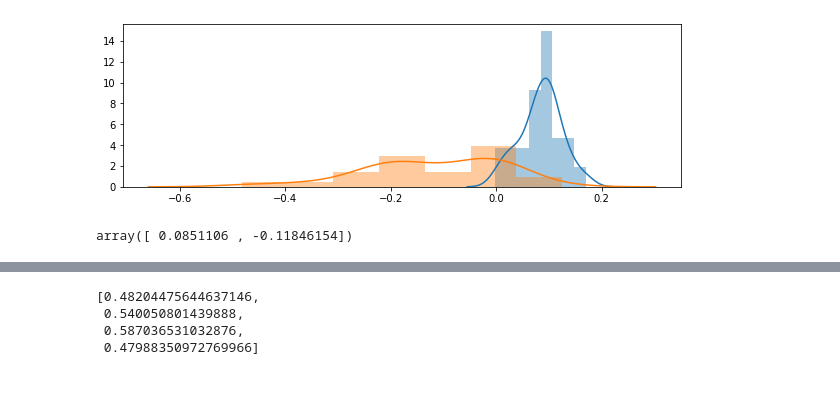
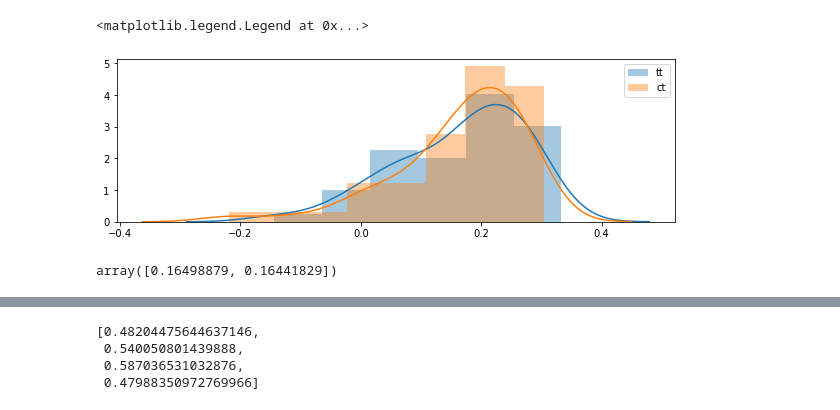
Before and after one commit to nandanrao/transfer-trees, a Jupyter notebook: simulate.ipynb, the cells around one changed output, grey strips where cells are left out. Cells and saved outputs as stored; diff of their text form; code cells hidden in the pictures.

```diff
--- a/simulate.ipynb
+++ b/simulate.ipynb
@@ -48,7 +61,7 @@ from copy import deepcopy
 # Y := f(H, W, X, Z, N_Y)
 # Y := f(W, X, Z, N_Y)
 def fn(h, v, z, w):
-    val = w*h + 0.5*w*z + np.random.normal(0, 2, size = h.shape[0])
+    val = w*h + 0.5*w*z + np.random.normal(0, 0.5, size = h.shape[0])
     return val
 
 
@@ -57,7 +70,7 @@ def generate_data(N, fn, hidden_cause, plot, hiddens, v_conds, z_conds):
     H = [np.random.normal(loc=a, scale=b, size=N) for a,b in hiddens]
 
     # V := f(H, N_X)
-    V = [(1/(h))*c * np.random.normal(loc=a, scale=b, size=N) for h,(c,a,b) in zip(H, v_conds)]
+    V = [c*h + np.random.normal(loc=a, scale=b, size=N) for h,(c,a,b) in zip(H, v_conds)]
 
     # if hidden_cause:
     # H -> V, H -> Y
@@ -83,6 +96,7 @@ def generate_data(N, fn, hidden_cause, plot, hiddens, v_conds, z_conds):
 
     return [(y, np.array([w,v,z]).T, tau) for y,v,z,w,h,tau in zip(Y, V, Z, W, H, taus)]
 # %%
+
 from sklearn.metrics import mean_squared_error
 from numba import njit
 
@@ -124,7 +138,7 @@ def split_out_dat(dat):
 
 def fit_models(phi_source, phi_target, ys_source, treatment, context_idxs, taus_source, taus_target):
     causal_model = TransferTreeRegressor(criterion = causal_tree_criterion,
-                              max_depth = 5,
+                              max_depth = 3,
                               min_samples_leaf = 10,
                               honest= True,
                               alpha = 0.0)
@@ -133,13 +147,13 @@ def fit_models(phi_source, phi_target, ys_source, treatment, context_idxs, taus_
                      ys_source,
                      treatment=treatment,
                      min_samples=25,
-                     var_weight=5.0)
+                     var_weight=0.5)
 
     # causal_model.set_best_tree()
     causal_model.tree = causal_model.tree_path[0][1]
 
     transfer_model = TransferTreeRegressor(criterion = transfer,
-                              max_depth = 5,
+                              max_depth = 3,
                               min_samples_leaf = 10,
                               honest= True,
                               alpha = 0.0)
@@ -150,8 +164,10 @@ def fit_models(phi_source, phi_target, ys_source, treatment, context_idxs, taus_
                        context_idxs=context_idxs,
                        target_X=phi_target,
                        min_samples=25,
-                       tau_var_weight=0.0,
-                       tau_var_var_weight=10.0,
+                       mean_weight=0.025,
+                       var_weight=0.025,
+                       tau_var_weight=0.95,
+                       wasserstein_weight=0.0,
                        importance=False)
 
     # transfer_model.set_best_tree()
@@ -161,13 +177,16 @@ def fit_models(phi_source, phi_target, ys_source, treatment, context_idxs, taus_
     tpreds = transfer_model.predict(phi_target, 0.95)
     cpreds = causal_model.predict(phi_target, 0.95)
 
-    return (mean_squared_error(taus_target, tpreds[:, 0]), mean_squared_error(taus_target, cpreds[:, 0])), (tpreds, cpreds), (transfer_model, causal_model), (phi_source, phi_target, taus_target)
+    return (mean_squared_error(taus_target, tpreds[:, 0]), mean_squared_error(taus_target, cpreds[:, 0])), (tpreds, cpreds), (transfer_model, causal_model), (phi_source, phi_target, taus_source, taus_target, context_idxs)
 # %%
-# hiddens = [(25, 2), (4, 15), (4, 20)flatten(taus[:-1]), (2, 20)]
-hiddens = [(10,2)]*4
-# v_conds = [(500, 2, 2)]*4 # implies that H|V (or V|H if hidden_cause) is constant
-z_conds = [(2,3), (6,3), (10,3), (0,3)]
-v_conds = [(6,2,3), (6,6,3), (6,10,3), (-6,2,3)]
+
+v_conds = [(1,2,1), (1,4,1), (1,6,1), (1,-2,2)]
+# v_conds = [(6,2,1)]*4
+# v_conds = [(25,0,1)]*4
+hiddens = [(10,1)]*4
+# hiddens = [(10, 2), (14, 2), (18, 2), (22, 3)]
+z_conds = [(2,2), (4,2), (6,2), (0,2)]
+
 
 # z_conds = [(3, 1, 4), (3, 1, 4), (3, 1, 4), (4, 4, 4)]
 # v_conds = [(6,2,5), (6,2,5), (6,2,5), (-3,2,8)]
@@ -207,0 +229,3 @@ LinearRegression().fit(Xs[0], taus[0]).coef_, LinearRegression().fit(Xs[1], taus
+# %%
+for d in [LinearRegression(fit_intercept=True).fit(Xs[i][:, 1:3], taus[i]).predict(Xs[0][:, 1:3]) for i in range(4)]:
+    sns.distplot(d)
@@ -275,13 +320,15 @@ Wall time: 2min 46s
 # %%
-tau_var = [np.mean((np.mean(txx) - txx)**2) for _,_,_,(_,_,txx) in results]
+tau_var = [np.mean((np.mean(txx) - txx)**2) for _,_,_,(_,_,_,txx,_) in results]
 t_mse, c_mse = zip(*[(t,c) for (t,c),_,(tt, ct),_ in results])
-for d in [[1-a/b for a,b in zip(t_mse, tau_var)], [1-a/b for a,b in zip(c_mse, tau_var)]]:
-    sns.distplot(d)
+for lbl,d in zip(['tt', 'ct'], [[1-a/b for a,b in zip(t_mse, tau_var)], [1-a/b for a,b in zip(c_mse, tau_var)]]):
+    sns.distplot(d, label=lbl)
+plt.legend()
 # %% [output]
+<matplotlib.legend.Legend at 0x...>
-[figure, old version]
+[figure, new version]
 # %%
 np.mean(np.array([[1-a/b for a,b in zip(t_mse, tau_var)], [1-a/b for a,b in zip(c_mse, tau_var)]]), 1)
 # %% [output]
-array([ 0.0851106 , -0.11846154])
+array([0.16498879, 0.16441829])
 # %%
 def foo(results):
```
Also changed, not shown: parts of 22 cells of this notebook, 5 other files.
